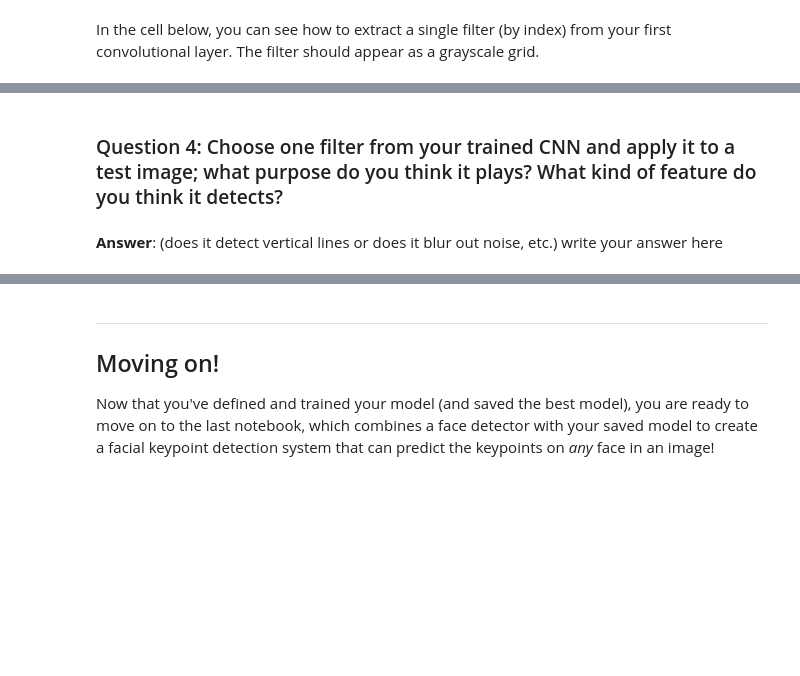
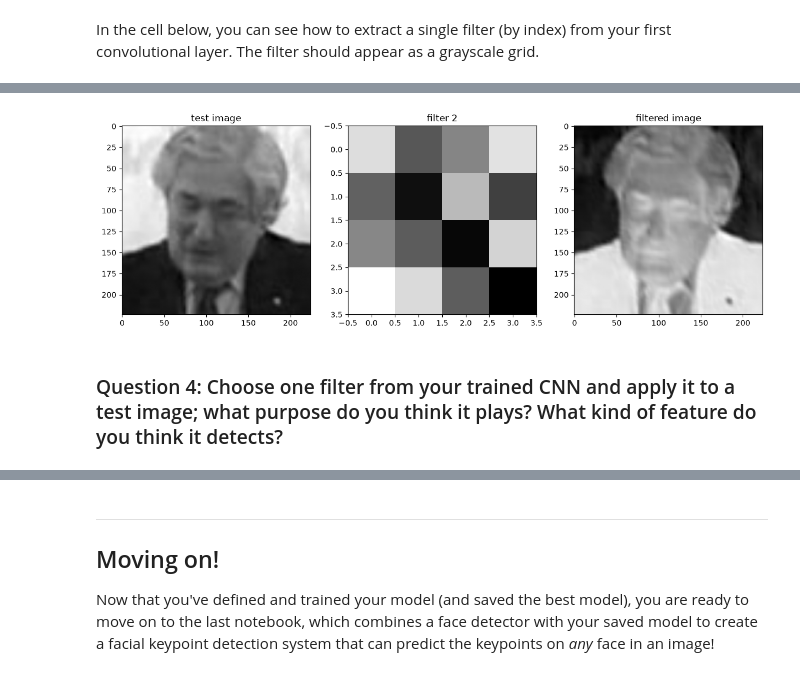
Before and after one commit to stevenijm777/P1_Facial_Keypoints, a Jupyter notebook: 2. Define the Network Architecture.ipynb, the cells around one changed output, grey strips where cells are left out. Saved outputs shown, nothing was run; the diff lists cells and outputs as text; code cells hidden in the pictures; blank space fills up the shorter version.

```diff
--- a/2. Define the Network Architecture.ipynb
+++ b/2. Define the Network Architecture.ipynb
@@ -465,11 +549,27 @@ Next, choose a test image and filter it with one of the convolutional kernels in
 ### TODO: Filter an image to see the effect of a convolutional kernel
 ---
 # %%
+import cv2
+
 ##TODO: load in and display any image from the transformed test dataset
+test_image = test_dataset[0]['image'].numpy().squeeze()   # (1, 224, 224) -> (224, 224)
 
 ## TODO: Using cv's filter2D function,
 ## apply a specific set of filter weights (like the one displayed above) to the test image
+filtered_image = cv2.filter2D(test_image, -1, w[filter_index][0])
+
+fig = plt.figure(figsize=(15, 5))
+ax = fig.add_subplot(1, 3, 1)
+ax.imshow(test_image, cmap='gray')
+ax.set_title('test image')
+ax = fig.add_subplot(1, 3, 2)
+ax.imshow(w[filter_index][0], cmap='gray')
+ax.set_title('filter {}'.format(filter_index))
+ax = fig.add_subplot(1, 3, 3)
+ax.imshow(filtered_image, cmap='gray')
+ax.set_title('filtered image')
+plt.show()
+# %% [output]
+[figure, added]
 # %% [markdown]
 ### Question 4: Choose one filter from your trained CNN and apply it to a test image; what purpose do you think it plays? What kind of feature do you think it detects?
-# %% [markdown]
-**Answer**: (does it detect vertical lines or does it blur out noise, etc.) write your answer here
```
Also changed, not shown: parts of 22 cells of this notebook, 6 other files.
